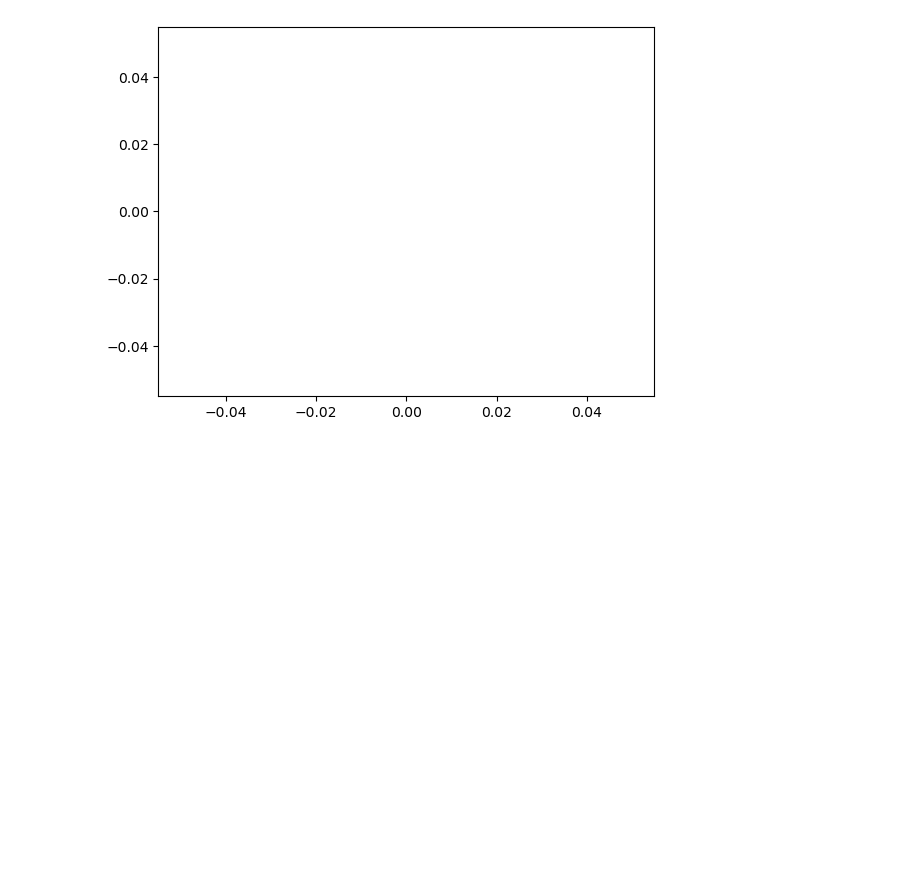
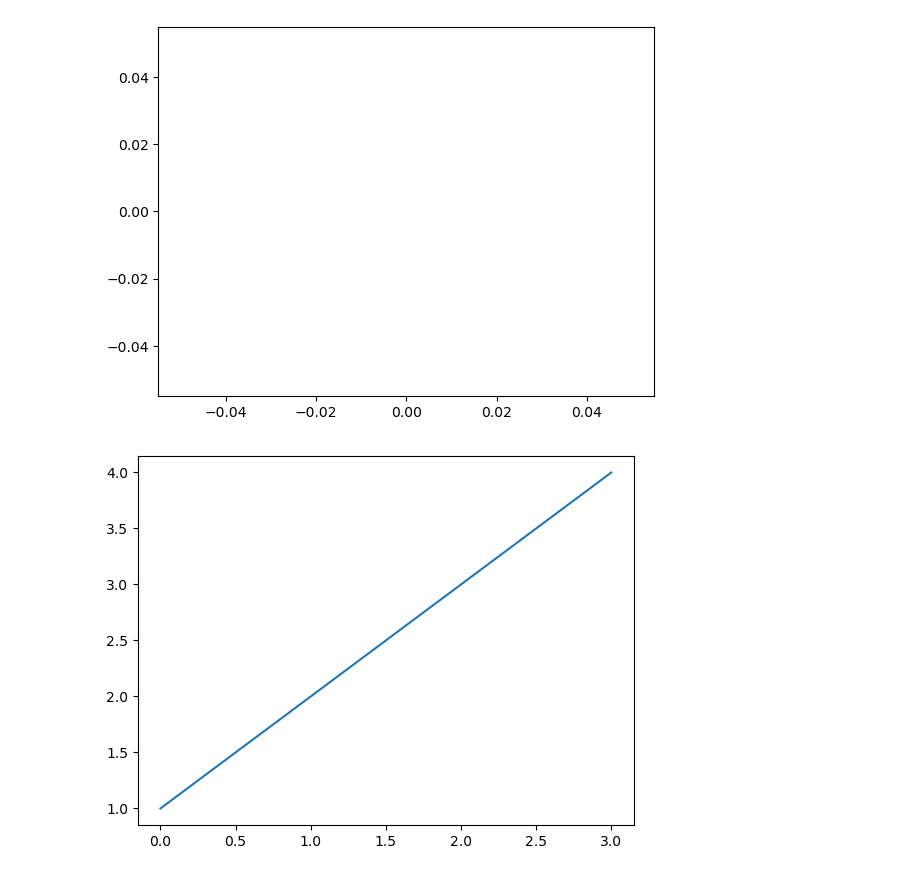
Before and after one commit to junaidknows/ml-study-projects, a Jupyter notebook: Introduction to Matplotlib.ipynb, the cells around one changed output. Cells and saved outputs as stored; diff of their text form; code cells hidden in the pictures; blank space fills up the shorter version.

Commit message:
Imported Matplotlib and learnt various methods of creating plots and save them as an image.

```diff
--- a/Introduction to Matplotlib.ipynb
+++ b/Introduction to Matplotlib.ipynb
@@ -14,3 +14,8 @@ plt.plot()
 plt.show()
 # %% [output]
 [figure]
+# %%
+plt.plot([1,2,3,4])
+plt.show()
+# %% [output]
+[figure, added]
```
Also changed, not shown: parts of 10 cells of this notebook.
